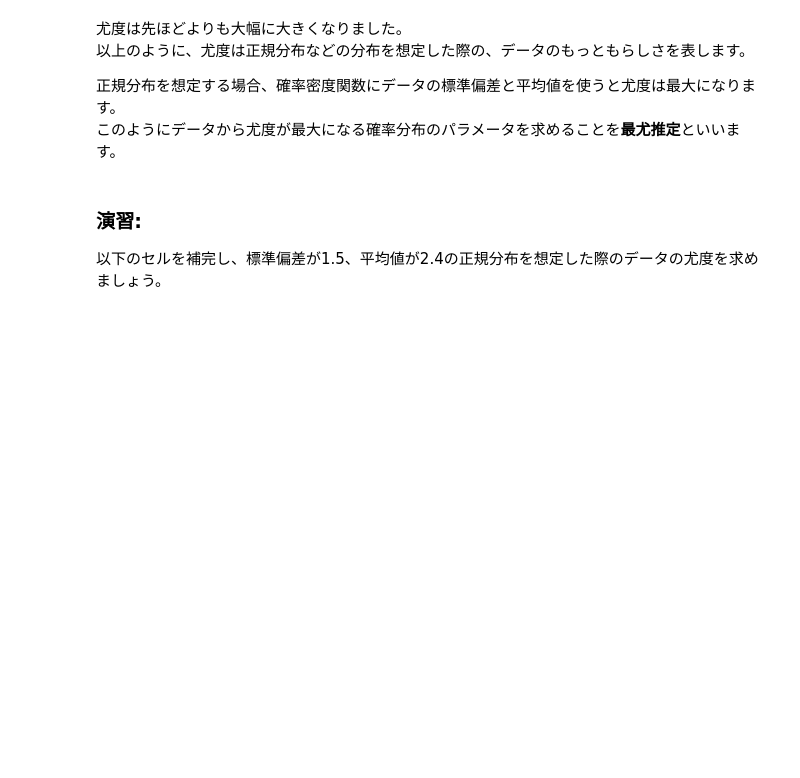
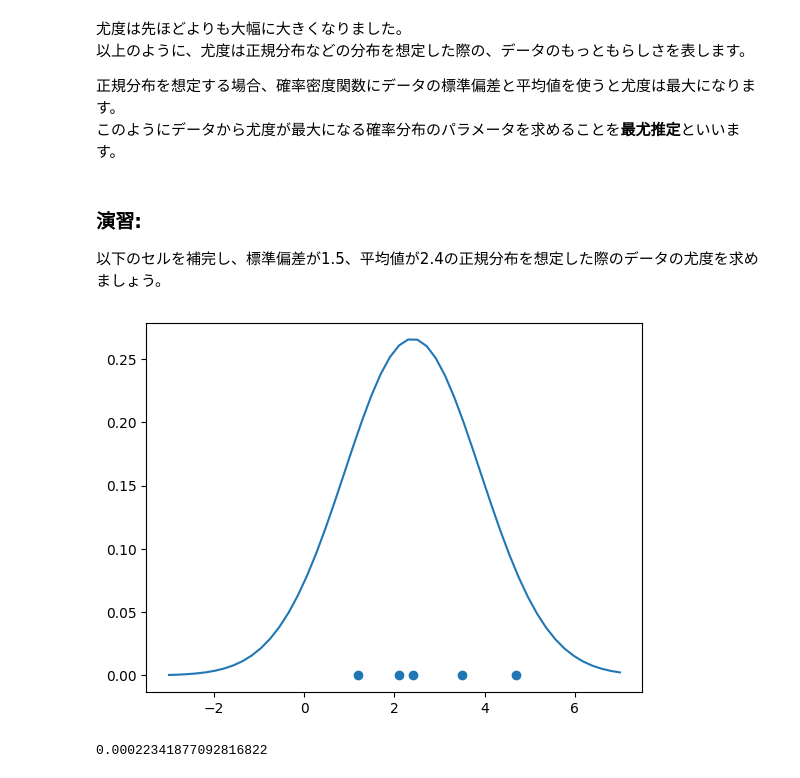
Before and after one commit to yuukimotai/UsedApart_PricePred, a Jupyter notebook: math_for_ai/Section_7/likelihood_lesson.ipynb, the cells around one changed output. Cells and saved outputs as stored; diff of their text form; code cells hidden in the pictures; blank space fills up the shorter version.

```diff
--- a/math_for_ai/Section_7/likelihood_lesson.ipynb
+++ b/math_for_ai/Section_7/likelihood_lesson.ipynb
@@ -122,22 +130,25 @@ print()  # 総乗により尤度を計算
 # %%
 import numpy as np
 import matplotlib.pyplot as plt
 
 x_data = np.array([2.4, 1.2, 3.5, 2.1, 4.7])  # データ
 y_data = np.zeros(5)
 
 sigma = 1.5  # 標準偏差
 mu = 2.4     # 平均値
 
 def pdf(x):
     return 1/(sigma*np.sqrt(2*np.pi))*np.exp(-(x-mu)**2 / (2*sigma**2))  # 確率密度関数
 
 x_pdf = np.linspace(-3, 7)
 y_pdf = pdf(x_pdf)
 
 plt.scatter(x_data, y_data)
 plt.plot(x_pdf, y_pdf)
 plt.show()
 
-p = pdf()    # 確率
-print()  # 総乗により尤度を計算
+p = pdf(x_data)    # 確率
+print(np.prod(p))  # 総乗により尤度を計算
+# %% [output]
+[figure, added]
+0.00022341877092816822
```
Also changed, not shown: parts of 4 cells of this notebook, 9 other files.
